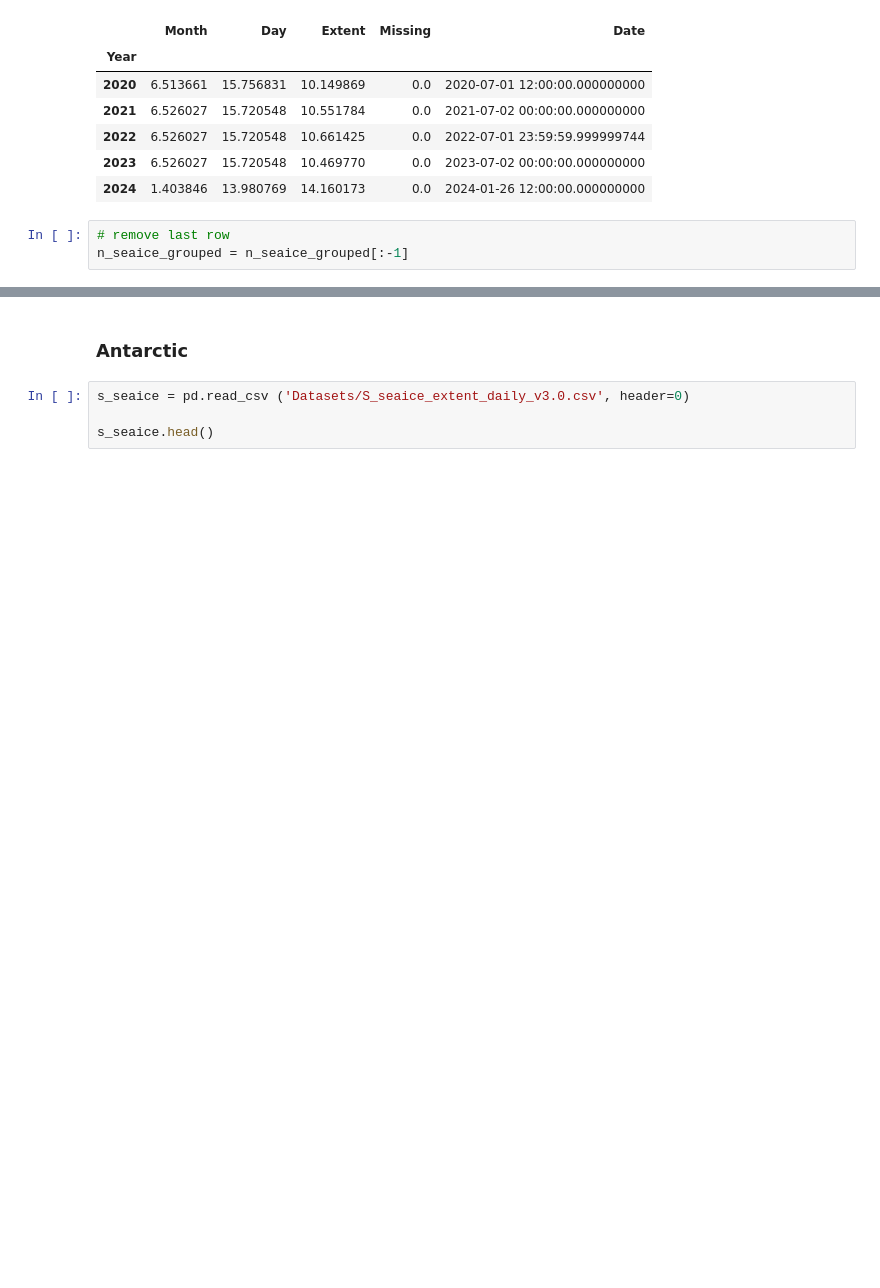
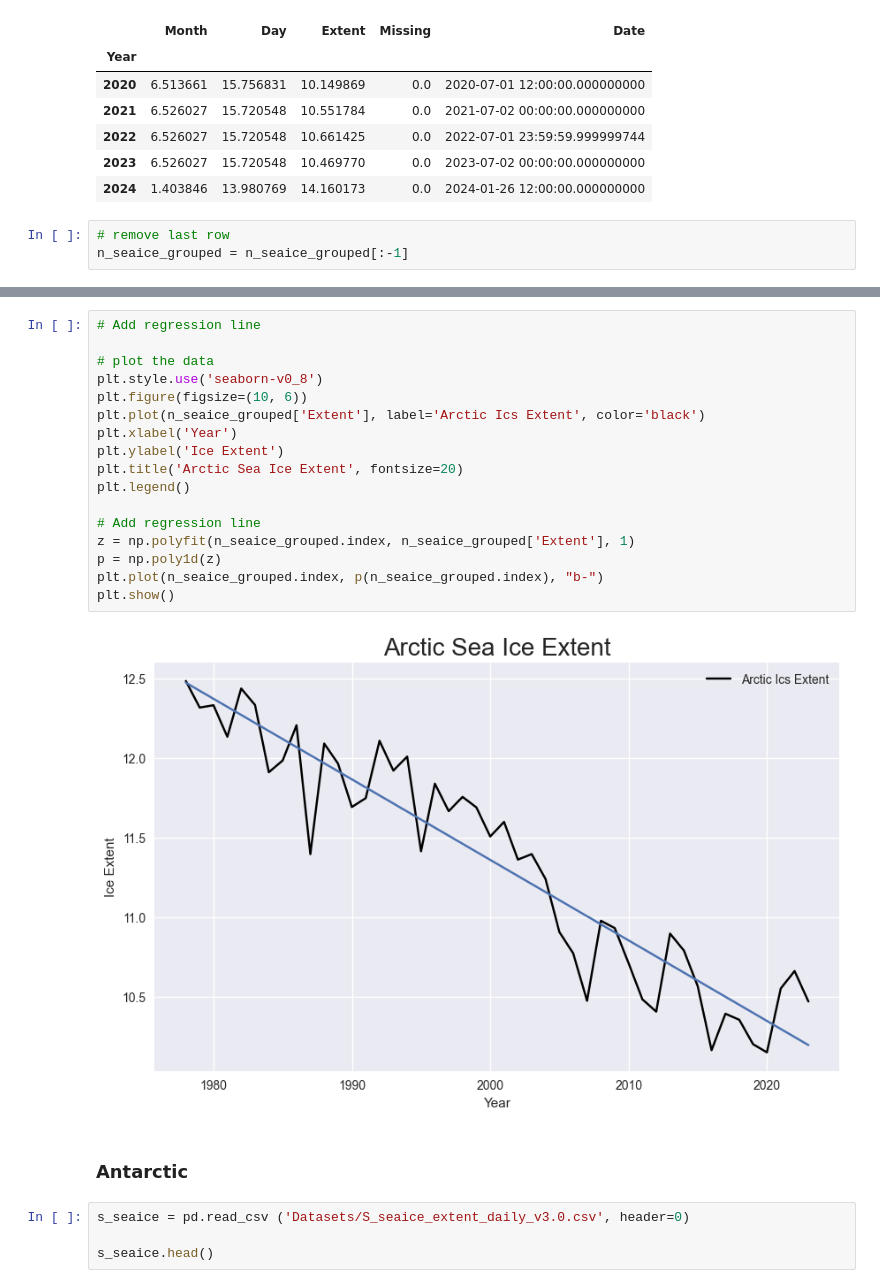
Before and after one commit to dilancroos/ice_extent, a Jupyter notebook: sea_ice.ipynb, the cells around one changed output, grey strips where cells are left out. Saved outputs shown, nothing was run; the diff lists cells and outputs as text; blank space fills up the shorter version.

```diff
--- a/sea_ice.ipynb
+++ b/sea_ice.ipynb
@@ -151,3 +164,22 @@ plt.show()
+# %%
+# Add regression line
+
+# plot the data
+plt.style.use('seaborn-v0_8')
+plt.figure(figsize=(10, 6))
+plt.plot(n_seaice_grouped['Extent'], label='Arctic Ics Extent', color='black')
+plt.xlabel('Year')
+plt.ylabel('Ice Extent')
+plt.title('Arctic Sea Ice Extent', fontsize=20)
+plt.legend()
+
+# Add regression line
+z = np.polyfit(n_seaice_grouped.index, n_seaice_grouped['Extent'], 1)
+p = np.poly1d(z)
+plt.plot(n_seaice_grouped.index, p(n_seaice_grouped.index), "b-")
+plt.show()
+# %% [output]
+[figure, added]
 # %% [markdown]
 ### Antarctic
 # %%
```
Also changed, not shown: parts of 12 cells of this notebook.
